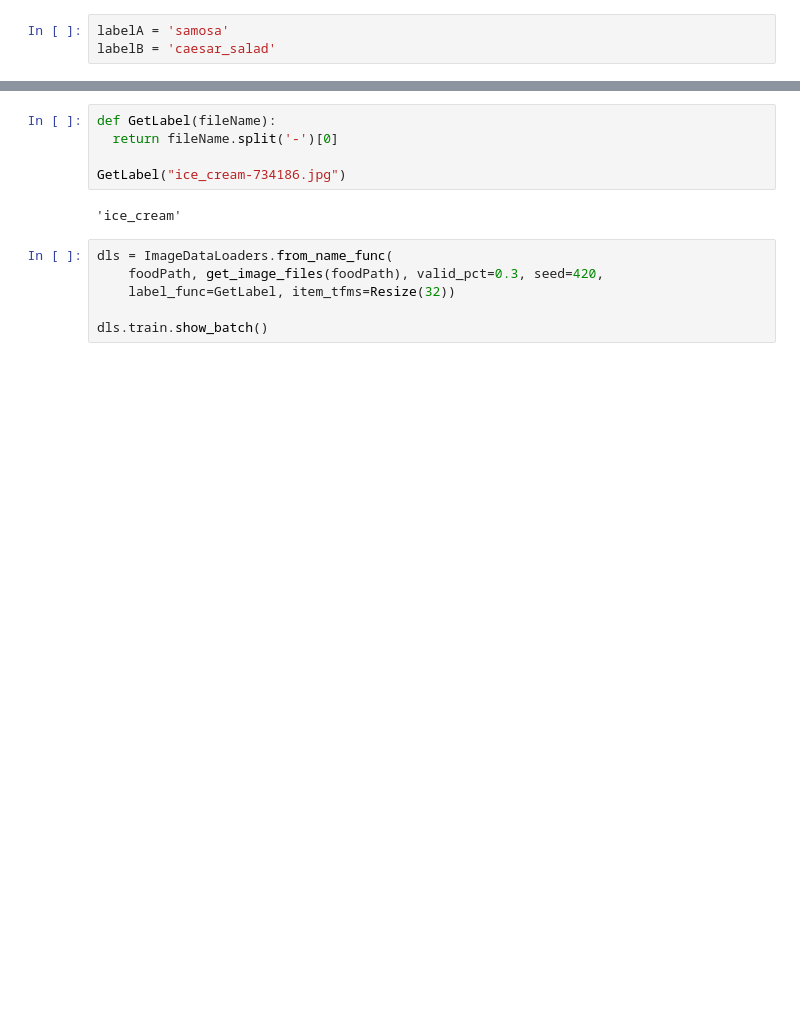
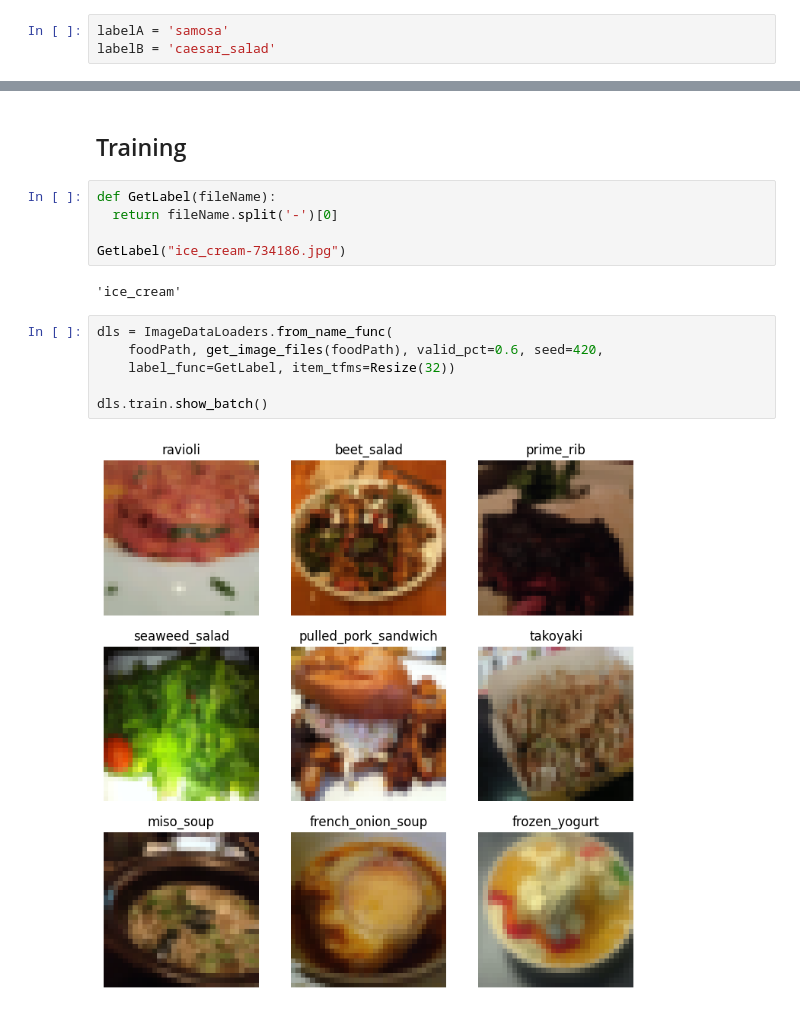
Before and after one commit to davidkalmn/image_classification_food_MI, a Jupyter notebook: food_model.ipynb, the cells around one changed output, grey strips where cells are left out. Cells and saved outputs as stored; diff of their text form; blank space fills up the shorter version.

Commit message:
Training es teszteles

```diff
--- a/food_model.ipynb
+++ b/food_model.ipynb
@@ -44,6 +42,8 @@ for img in get_image_files(foodPath):
 len(get_image_files(foodPath))
 # %% [output]
 101000
+# %% [markdown]
+## Training ##
 # %%
 def GetLabel(fileName):
   return fileName.split('-')[0]
@@ -53,9 +53,11 @@ GetLabel("ice_cream-734186.jpg")
 'ice_cream'
 # %%
 dls = ImageDataLoaders.from_name_func(
-    foodPath, get_image_files(foodPath), valid_pct=0.3, seed=420,
+    foodPath, get_image_files(foodPath), valid_pct=0.6, seed=420,
     label_func=GetLabel, item_tfms=Resize(32))
 
 dls.train.show_batch()
+# %% [output]
+[figure, added]
 # %%
 learn = cnn_learner(dls, resnet34, metrics=error_rate, pretrained=True)
```
Also changed, not shown: parts of 8 cells of this notebook, 3 other files.
